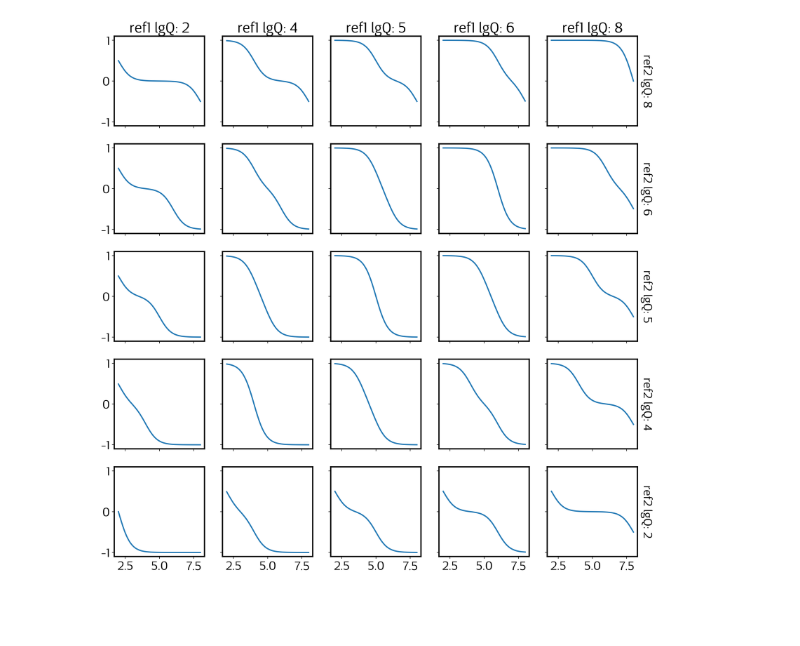
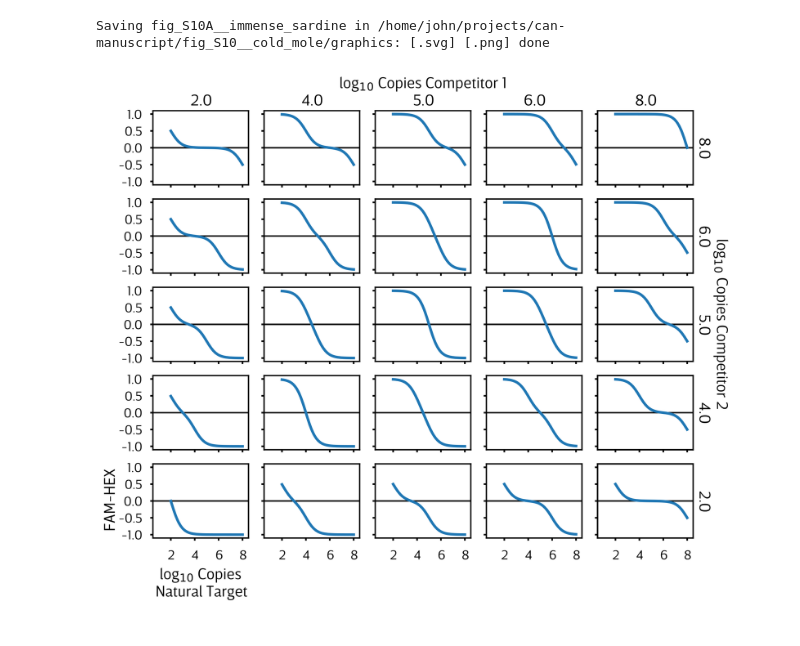
Before and after one commit to JohnGoertz/can-manuscript, a Jupyter notebook: fig_S10__cold_mole/code/fig_S10__cold_mole__ODE_Model_redundant.ipynb, the cells around one changed output. Cells and saved outputs as stored; diff of their text form; code cells hidden in the pictures; blank space fills up the shorter version.

Commit message:
Finalize S9,10,11 soft_lamprey, cold_mole, hot_newt figures

```diff
--- a/fig_S10__cold_mole/code/fig_S10__cold_mole__ODE_Model_redundant.ipynb
+++ b/fig_S10__cold_mole/code/fig_S10__cold_mole__ODE_Model_redundant.ipynb
@@ -29,0 +28,5 @@ plt.style.use(str(can.style.breve))
+# %%
+from utils import savefig
+
+plt.rcParams["axes.linewidth"] = 0.5
+plt.rcParams["lines.linewidth"] = 1
@@ -75,27 +159,34 @@ def sym_bipartite(
     sol = rxn_b.solution_sweep()
     return wt_lgQ, sol
 # %%
-axs = plt.subplots(5, 5, figsize=(15, 15), sharex=True, sharey=True)[1]
-for i, (row, ref2_lgQ) in enumerate(zip(axs, [2, 4, 5, 6, 8][::-1])):
-    for j, (ax, ref1_lgQ) in enumerate(zip(row, [2, 4, 5, 6, 8])):
+fig, axs = plt.subplots(5, 5, figsize=(15, 15), sharex=True, sharey=True)
+axes_dict = {
+    (row, col): axs[i, j]
+    for i, row in enumerate([2, 4, 5, 6, 8][::-1])
+    for j, col in enumerate([2, 4, 5, 6, 8])
+}
+
+for (ref2_lgQ, ref1_lgQ), ax in axes_dict.items():
         wt_lgQ, sol1 = sym_bipartite(
             ref_rate=1.0,
             ref_lgQ=ref1_lgQ,
             wt_rate=1.0,
         )
         wt_lgQ, sol2 = sym_bipartite(
             ref_rate=1.0,
             ref_lgQ=ref2_lgQ,
             wt_rate=1.0,
         )
         ax.plot(wt_lgQ, -(sol1+sol2)/2)
 
-        if i == 0:
-            ax.set_title(f"ref1 lgQ: {ref1_lgQ}")
-        if j == 4:
-            ax.annotate(f"ref2 lgQ: {ref2_lgQ}", xy=(1.1, 0.5),
-                        xycoords='axes fraction',
-                        rotation=-90, ha='center', va='center')
+        ax.axhline(0, color="k", linestyle="-", linewidth=0.5, zorder=-1)
+
+format_sns_axes(fig, axs, axes_dict, xticks=[2, 4, 6, 8], xlim=[0.5, 8.5])
+axs[-1, 0].set_xlabel(r"log$_{10}$ Copies"+"\nNatural Target", fontsize=labelsize, labelpad=2)
+axs[-1, 0].set_ylabel("FAM-HEX", fontsize=labelsize)
+
+savefig(plt.gcf(), alias="immense_sardine")
 # %% [output]
+Saving fig_S10A__immense_sardine in /home/john/projects/can-manuscript/fig_S10__cold_mole/graphics: [.svg] [.png] done
-[figure, old version]
+[figure, new version]
 # %%
```
Also changed, not shown: parts of 3 cells of this notebook, 3 other files.
